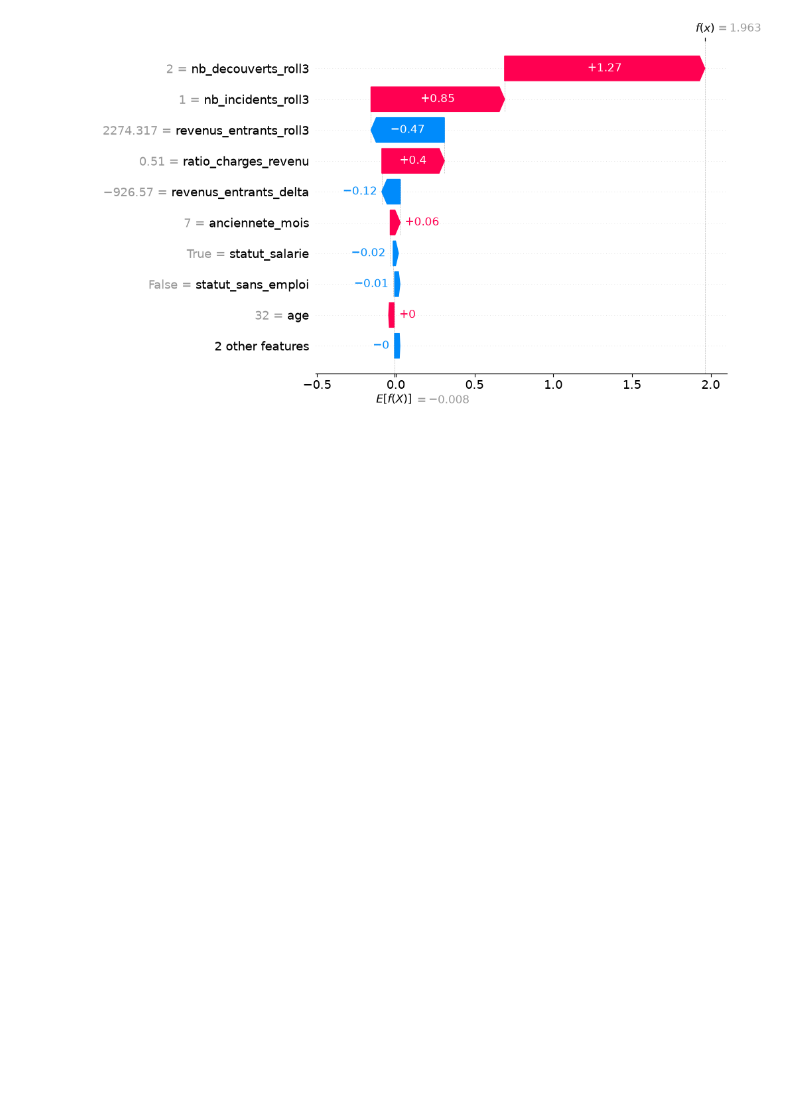
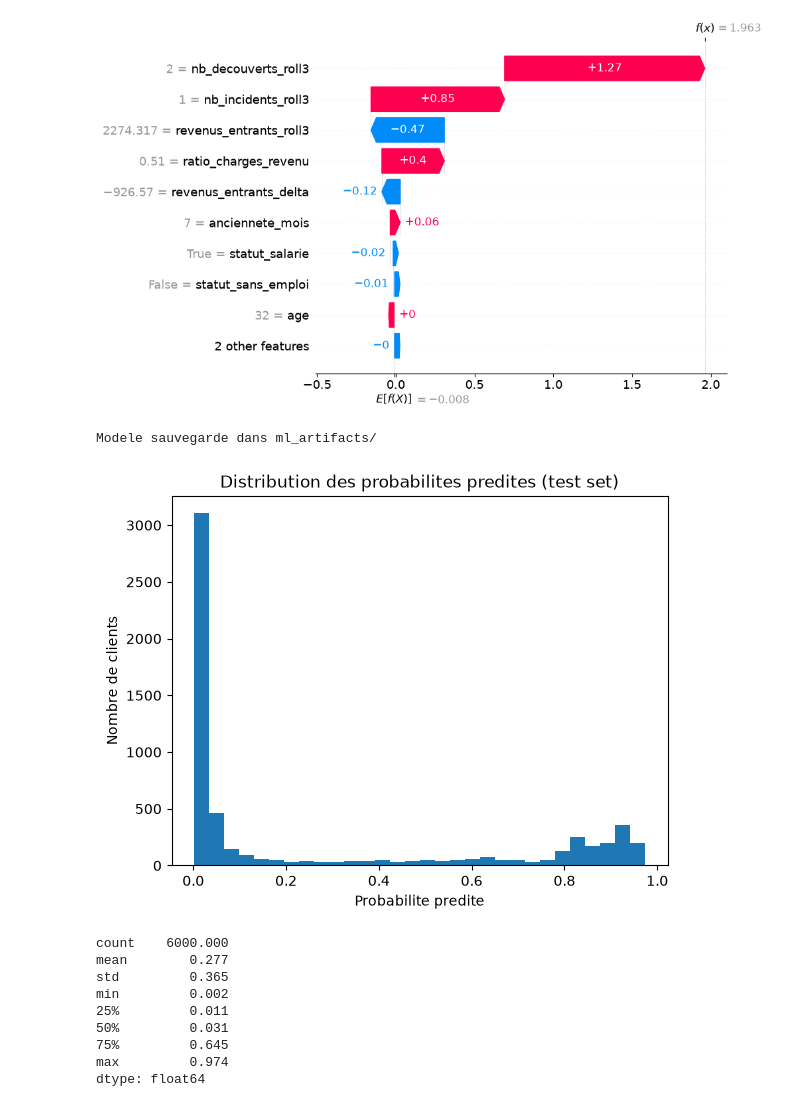
Before and after one commit to blandineJATSA/financial-fragility-detection, a Jupyter notebook: notebooks/02_modeling.ipynb, the cells around one changed output. Saved outputs shown, nothing was run; the diff lists cells and outputs as text; code cells hidden in the pictures; blank space fills up the shorter version.

```diff
--- a/notebooks/02_modeling.ipynb
+++ b/notebooks/02_modeling.ipynb
@@ -370,3 +370,37 @@ shap.waterfall_plot(shap.Explanation(
 Client : CLI_00016 - Mois : 14
 Score reel : 1 - Score predit : 1
 [figure]
+# %%
+import joblib
+import os
+
+os.makedirs("../ml_artifacts", exist_ok=True)
+joblib.dump(xgb_model, "../ml_artifacts/xgb_model.joblib")
+joblib.dump(all_features, "../ml_artifacts/feature_names.joblib")
+
+print("Modele sauvegarde dans ml_artifacts/")
+# %% [output]
+Modele sauvegarde dans ml_artifacts/
+# %%
+# Retour dans le notebook 02_modeling.ipynb, verification de la distribution reelle des probabilites
+import matplotlib.pyplot as plt
+
+probas = xgb_model.predict_proba(X_test)[:, 1]
+plt.hist(probas, bins=30)
+plt.title("Distribution des probabilites predites (test set)")
+plt.xlabel("Probabilite predite")
+plt.ylabel("Nombre de clients")
+plt.show()
+
+print(pd.Series(probas).describe().round(3))
+# %% [output]
+[figure, added]
+count    6000.000
+mean        0.277
+std         0.365
+min         0.002
+25%         0.011
+50%         0.031
+75%         0.645
+max         0.974
+dtype: float64
```
Also changed, not shown: 2 other files.
